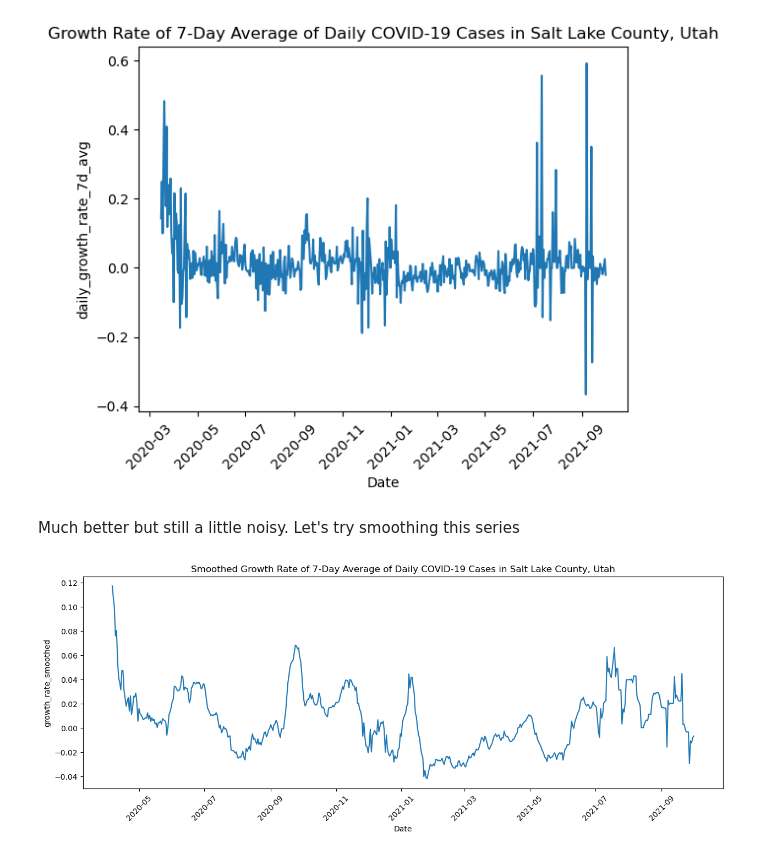
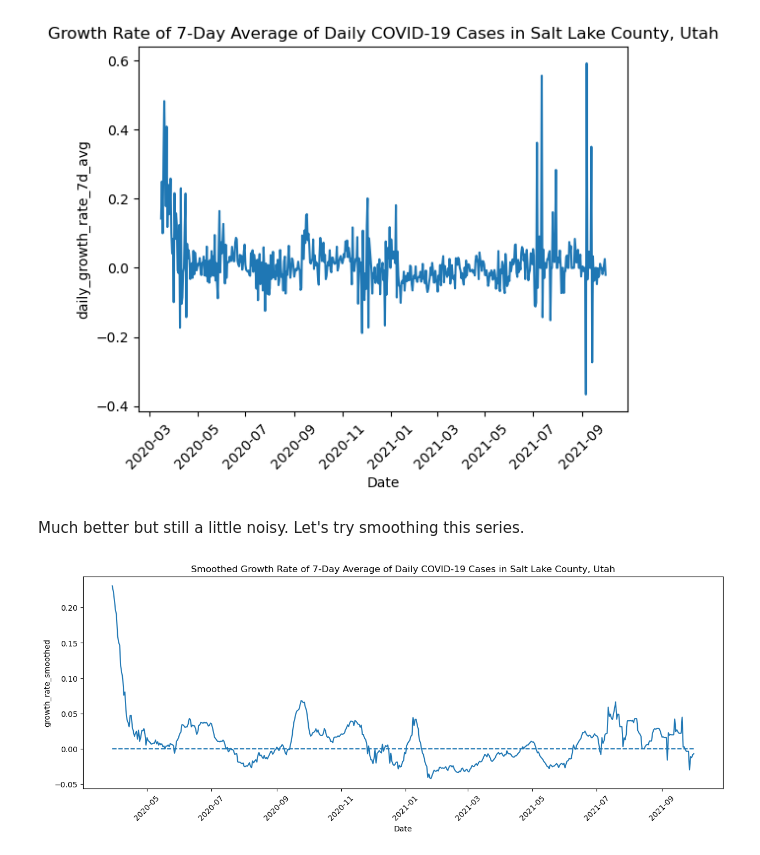
Before and after one commit to hbaghar/covid-analysis-data-512, a Jupyter notebook: Part_1_Collective_Analysis.ipynb, the cells around one changed output. Cells and saved outputs as stored; diff of their text form; code cells hidden in the pictures.

Commit message:
Finished data analysis and visualization

```diff
--- a/Part_1_Collective_Analysis.ipynb
+++ b/Part_1_Collective_Analysis.ipynb
@@ -193,13 +195,14 @@ plt.xticks(rotation=45);
 # %% [output]
 [figure]
 # %% [markdown]
-Much better but still a little noisy. Let's try smoothing this series
+Much better but still a little noisy. Let's try smoothing this series.
 # %%
 covid_cases["growth_rate_smoothed"] = covid_cases["daily_growth_rate_7d_avg"].rolling(14).mean()
 plt.figure(figsize=(15,5))
-sns.lineplot(data=covid_cases.loc[75:,:], x="Date", y="growth_rate_smoothed");
+sns.lineplot(data=covid_cases.loc[67:,:], x="Date", y="growth_rate_smoothed");
+plt.hlines(0, covid_cases.loc[67, "Date"], covid_cases["Date"].max(), linestyles='dashed')
 plt.title("Smoothed Growth Rate of 7-Day Average of Daily COVID-19 Cases in Salt Lake County, Utah");
 plt.xticks(rotation=45);
 # %% [output]
-[figure, old version]
+[figure, new version]
 # %% [markdown]
```
Also changed, not shown: parts of 18 cells of this notebook.
